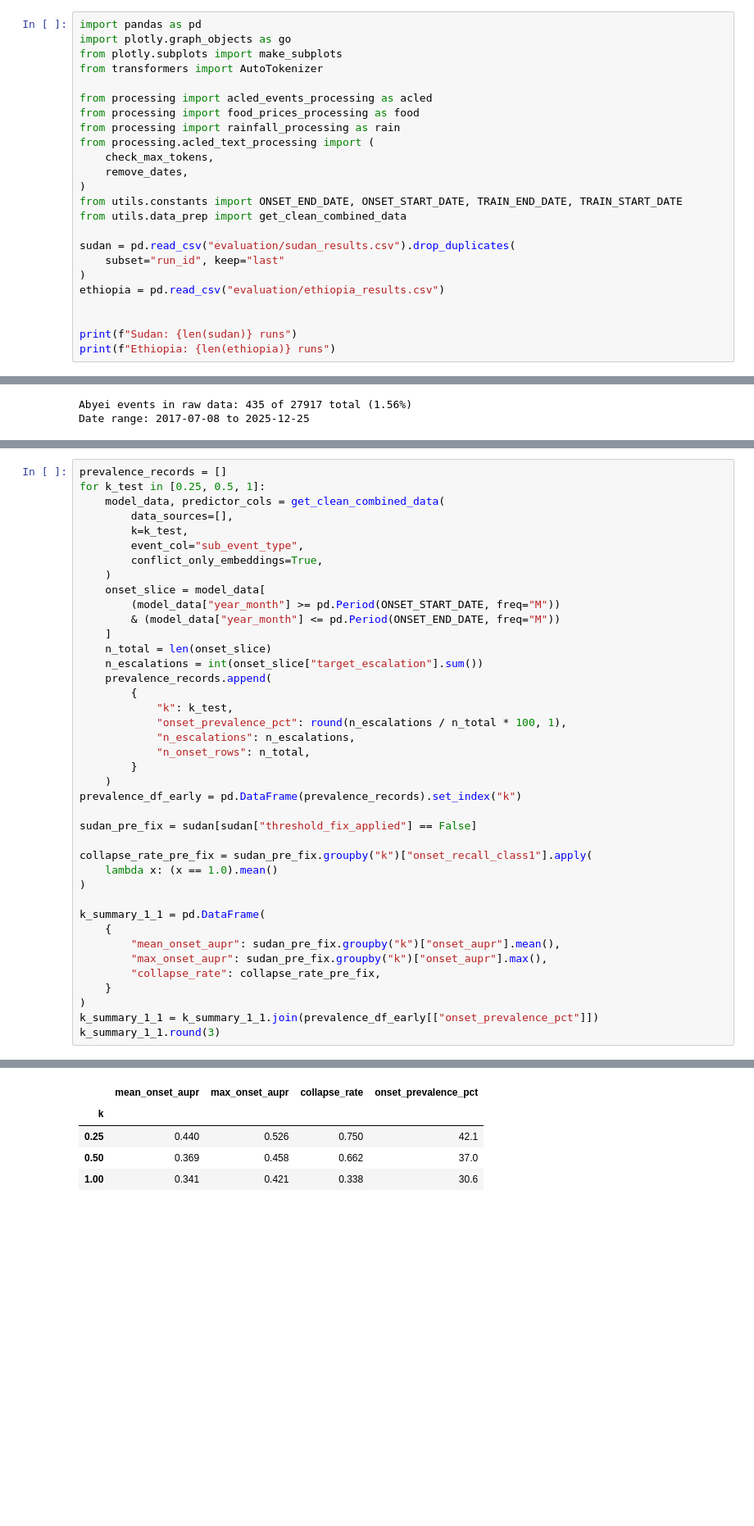
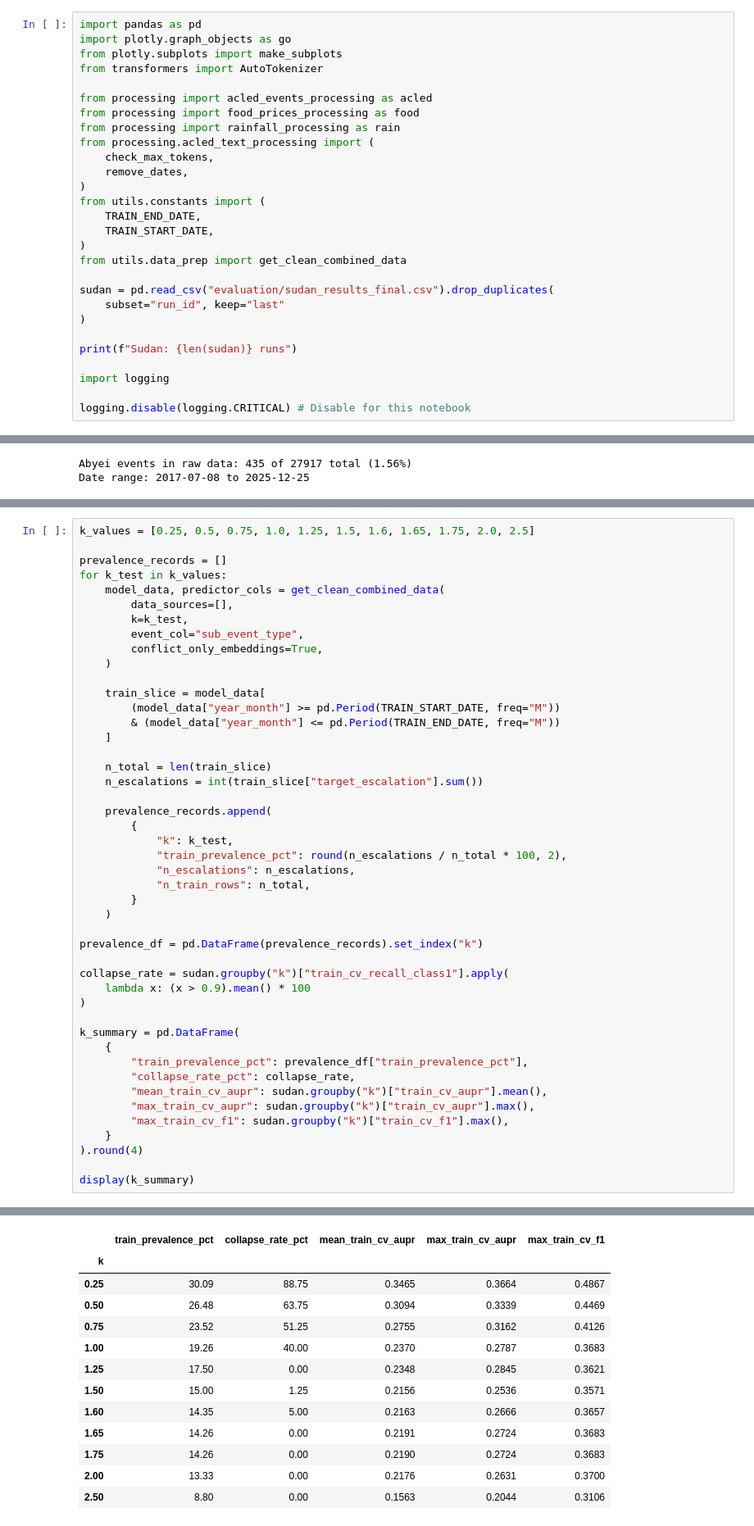
Before and after one commit to eviejones/msc-final-project, a Jupyter notebook: notebooks/02_methodology_decisions.ipynb, the cells around one changed output, grey strips where cells are left out. Shown at 82% size. Cells and saved outputs as stored; diff of their text form; blank space fills up the shorter version.

```diff
--- a/notebooks/02_methodology_decisions.ipynb
+++ b/notebooks/02_methodology_decisions.ipynb
@@ -18,15 +18,19 @@ from processing.acled_text_processing import (
     check_max_tokens,
     remove_dates,
 )
-from utils.constants import ONSET_END_DATE, ONSET_START_DATE, TRAIN_END_DATE, TRAIN_START_DATE
+from utils.constants import (
+    TRAIN_END_DATE,
+    TRAIN_START_DATE,
+)
 from utils.data_prep import get_clean_combined_data
 
-sudan = pd.read_csv("evaluation/sudan_results.csv").drop_duplicates(
+sudan = pd.read_csv("evaluation/sudan_results_final.csv").drop_duplicates(
     subset="run_id", keep="last"
 )
-ethiopia = pd.read_csv("evaluation/ethiopia_results.csv")
-
 
 print(f"Sudan: {len(sudan)} runs")
-print(f"Ethiopia: {len(ethiopia)} runs")
+
+import logging
+
+logging.disable(logging.CRITICAL) # Disable for this notebook
 # %% [output]
@@ -158,41 +168,47 @@ Three values of `k` (0.25, 0.5, 1.0) were tested in the initial sweep, measuring
 # %%
+k_values = [0.25, 0.5, 0.75, 1.0, 1.25, 1.5, 1.6, 1.65, 1.75, 2.0, 2.5]
+
 prevalence_records = []
-for k_test in [0.25, 0.5, 1]:
+for k_test in k_values:
     model_data, predictor_cols = get_clean_combined_data(
         data_sources=[],
         k=k_test,
         event_col="sub_event_type",
         conflict_only_embeddings=True,
     )
-    onset_slice = model_data[
-        (model_data["year_month"] >= pd.Period(ONSET_START_DATE, freq="M"))
-        & (model_data["year_month"] <= pd.Period(ONSET_END_DATE, freq="M"))
+
+    train_slice = model_data[
+        (model_data["year_month"] >= pd.Period(TRAIN_START_DATE, freq="M"))
+        & (model_data["year_month"] <= pd.Period(TRAIN_END_DATE, freq="M"))
     ]
-    n_total = len(onset_slice)
-    n_escalations = int(onset_slice["target_escalation"].sum())
+
+    n_total = len(train_slice)
+    n_escalations = int(train_slice["target_escalation"].sum())
+
     prevalence_records.append(
         {
             "k": k_test,
-            "onset_prevalence_pct": round(n_escalations / n_total * 100, 1),
+            "train_prevalence_pct": round(n_escalations / n_total * 100, 2),
             "n_escalations": n_escalations,
-            "n_onset_rows": n_total,
+            "n_train_rows": n_total,
         }
     )
-prevalence_df_early = pd.DataFrame(prevalence_records).set_index("k")
 
-sudan_pre_fix = sudan[sudan["threshold_fix_applied"] == False]
+prevalence_df = pd.DataFrame(prevalence_records).set_index("k")
 
-collapse_rate_pre_fix = sudan_pre_fix.groupby("k")["onset_recall_class1"].apply(
-    lambda x: (x == 1.0).mean()
+collapse_rate = sudan.groupby("k")["train_cv_recall_class1"].apply(
+    lambda x: (x > 0.9).mean() * 100
 )
 
-k_summary_1_1 = pd.DataFrame(
+k_summary = pd.DataFrame(
     {
-        "mean_onset_aupr": sudan_pre_fix.groupby("k")["onset_aupr"].mean(),
-        "max_onset_aupr": sudan_pre_fix.groupby("k")["onset_aupr"].max(),
-        "collapse_rate": collapse_rate_pre_fix,
+        "train_prevalence_pct": prevalence_df["train_prevalence_pct"],
+        "collapse_rate_pct": collapse_rate,
+        "mean_train_cv_aupr": sudan.groupby("k")["train_cv_aupr"].mean(),
+        "max_train_cv_aupr": sudan.groupby("k")["train_cv_aupr"].max(),
+        "max_train_cv_f1": sudan.groupby("k")["train_cv_f1"].max(),
     }
-)
-k_summary_1_1 = k_summary_1_1.join(prevalence_df_early[["onset_prevalence_pct"]])
-k_summary_1_1.round(3)
+).round(4)
+
+display(k_summary)
 # %% [output]
@@ -214,5 +215,13 @@ INFO:Data preparation:ACLED data processed.
-|  | mean_onset_aupr | max_onset_aupr | collapse_rate | onset_prevalence_pct |
-| k |  |  |  |  |
-| 0.25 | 0.440 | 0.526 | 0.750 | 42.1 |
-| 0.50 | 0.369 | 0.458 | 0.662 | 37.0 |
-| 1.00 | 0.341 | 0.421 | 0.338 | 30.6 |
+|  | train_prevalence_pct | collapse_rate_pct | mean_train_cv_aupr | max_train_cv_aupr | max_train_cv_f1 |
+| k |  |  |  |  |  |
+| 0.25 | 30.09 | 88.75 | 0.3465 | 0.3664 | 0.4867 |
+| 0.50 | 26.48 | 63.75 | 0.3094 | 0.3339 | 0.4469 |
+| 0.75 | 23.52 | 51.25 | 0.2755 | 0.3162 | 0.4126 |
+| 1.00 | 19.26 | 40.00 | 0.2370 | 0.2787 | 0.3683 |
+| 1.25 | 17.50 | 0.00 | 0.2348 | 0.2845 | 0.3621 |
+| 1.50 | 15.00 | 1.25 | 0.2156 | 0.2536 | 0.3571 |
+| 1.60 | 14.35 | 5.00 | 0.2163 | 0.2666 | 0.3657 |
+| 1.65 | 14.26 | 0.00 | 0.2191 | 0.2724 | 0.3683 |
+| 1.75 | 14.26 | 0.00 | 0.2190 | 0.2724 | 0.3683 |
+| 2.00 | 13.33 | 0.00 | 0.2176 | 0.2631 | 0.3700 |
+| 2.50 | 8.80 | 0.00 | 0.1563 | 0.2044 | 0.3106 |
```
Also changed, not shown: parts of 16 cells of this notebook, 1 other file.
